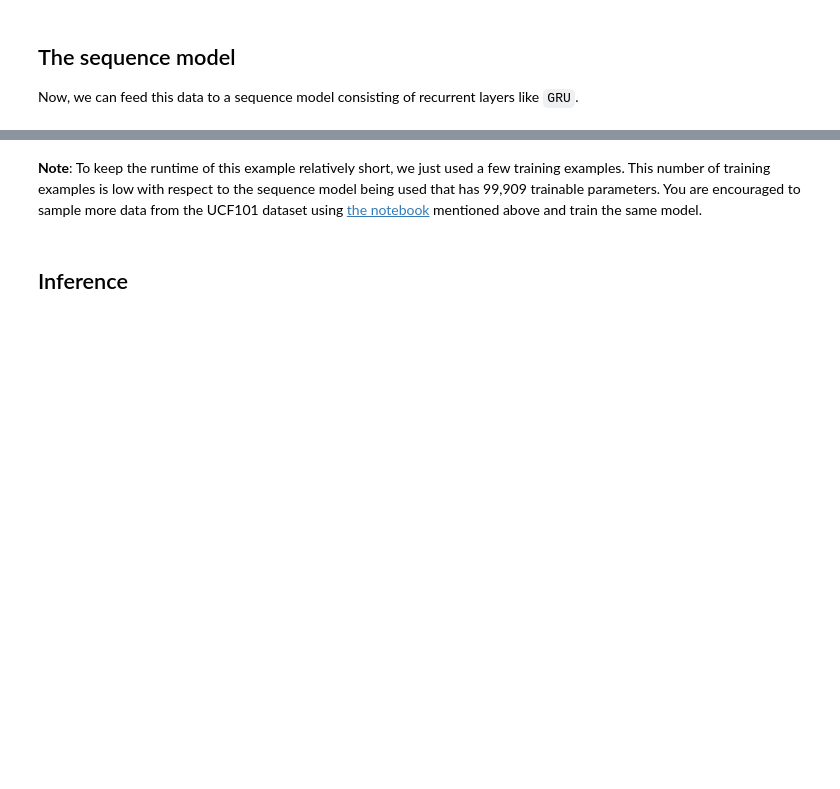
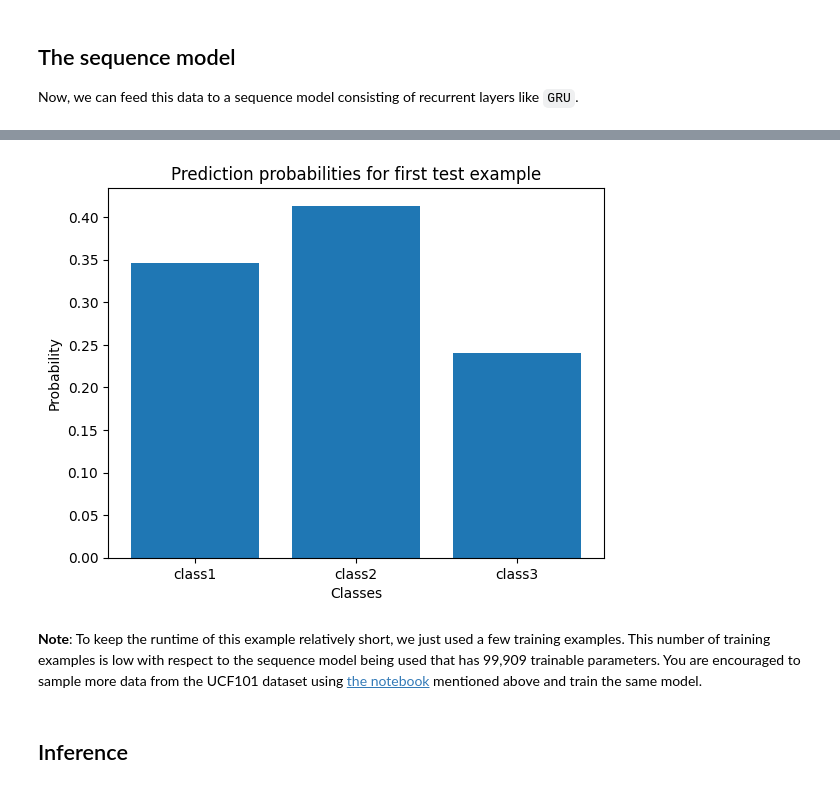
Before and after one commit to Avadhut-Jadhav13/Video-Classification-with-CNN-RNN-architecture, a Jupyter notebook: examples/vision/ipynb/video_classification.ipynb, the cells around one changed output, grey strips where cells are left out. Cells and saved outputs as stored; diff of their text form; code cells hidden in the pictures; blank space fills up the shorter version.

```diff
--- a/examples/vision/ipynb/video_classification.ipynb
+++ b/examples/vision/ipynb/video_classification.ipynb
@@ -344,42 +258,63 @@ Frame masks in train set: (594, 100)
 
 Now, we can feed this data to a sequence model consisting of recurrent layers like `GRU`.
 # %%
+import numpy as np
+import matplotlib.pyplot as plt
+from tensorflow import keras
+from tensorflow.keras.layers import GRU, Dropout, Dense, Input
+from tensorflow.keras.models import Model
+from sklearn.preprocessing import LabelEncoder
+from sklearn.model_selection import train_test_split
 
-# Utility for our sequence model.
+# Assuming your labels are defined
+labels = np.random.choice(['class1', 'class2', 'class3'], 100)  # Example labels
+label_encoder = LabelEncoder()
+encoded_labels = label_encoder.fit_transform(labels)
+
+# Generate some random data to mimic frame features
+data = np.random.rand(100, 20, 2048)
+
+MAX_SEQ_LENGTH = 20
+NUM_FEATURES = 2048
+EPOCHS = 10  # Reduced epochs for demonstration
+
 def get_sequence_model():
-    class_vocab = label_processor.get_vocabulary()
+    class_vocab = label_encoder.classes_
 
-    frame_features_input = keras.Input((MAX_SEQ_LENGTH, NUM_FEATURES))
-    mask_input = keras.Input((MAX_SEQ_LENGTH,), dtype="bool")
+    frame_features_input = Input((MAX_SEQ_LENGTH, NUM_FEATURES))
+    mask_input = Input((MAX_SEQ_LENGTH,), dtype="bool")
+    x = GRU(16, return_sequences=True)(frame_features_input, mask=mask_input)
+    x = GRU(8)(x)
+    x = Dropout(0.4)(x)
+    x = Dense(8, activation="relu")(x)
+    output = Dense(len(class_vocab), activation="softmax")(x)
 
-    # Refer to the following tutorial to understand the significance of using `mask`:
-    # https://keras.io/api/layers/recurrent_layers/gru/
-    x = keras.layers.GRU(16, return_sequences=True)(
-        frame_features_input, mask=mask_input
-    )
-    x = keras.layers.GRU(8)(x)
-    x = keras.layers.Dropout(0.4)(x)
-    x = keras.layers.Dense(8, activation="relu")(x)
-    output = keras.layers.Dense(len(class_vocab), activation="softmax")(x)
-
-    rnn_model = keras.Model([frame_features_input, mask_input], output)
+    rnn_model = Model([frame_features_input, mask_input], output)
 
     rnn_model.compile(
         loss="sparse_categorical_crossentropy", optimizer="adam", metrics=["accuracy"]
     )
     return rnn_model
 
+# Split the data into training and testing sets
+train_data, test_data, train_labels, test_labels = train_test_split(data, encoded_labels, test_size=0.2, random_state=42)
 
-# Utility for running experiments.
+# Generate mask input (not actually used in this example, but required by model)
+train_mask = np.ones((train_data.shape[0], MAX_SEQ_LENGTH), dtype="bool")
+test_mask = np.ones((test_data.shape[0], MAX_SEQ_LENGTH), dtype="bool")
+
+train_inputs = [train_data, train_mask]
+test_inputs = [test_data, test_mask]
+
 def run_experiment():
-    filepath = "/tmp/video_classifier/ckpt.weights.h5"
+    filepath = "ckpt.weights.h5"
     checkpoint = keras.callbacks.ModelCheckpoint(
         filepath, save_weights_only=True, save_best_only=True, verbose=1
     )
 
     seq_model = get_sequence_model()
     history = seq_model.fit(
-        [train_data[0], train_data[1]],
+        train_inputs,
         train_labels,
         validation_split=0.3,
         epochs=EPOCHS,
@@ -387,11 +322,30 @@ def run_experiment():
     )
 
     seq_model.load_weights(filepath)
-    _, accuracy = seq_model.evaluate([test_data[0], test_data[1]], test_labels)
+    _, accuracy = seq_model.evaluate(test_inputs, test_labels)
     print(f"Test accuracy: {round(accuracy * 100, 2)}%")
 
     return history, seq_model
 
+# Run the experiment
+_, sequence_model = run_experiment()
 
-_, sequence_model = run_experiment()
+# Make predictions
+predictions = sequence_model.predict(test_inputs)
+
+# Decode predictions
+predicted_classes = label_encoder.inverse_transform(np.argmax(predictions, axis=1))
+
+# Print raw predictions
+print("Raw predictions:", predictions)
+
+# Print predicted classes
+print("Predicted classes:", predicted_classes)
+
+# Visualize a prediction example
+plt.bar(label_encoder.classes_, predictions[0])
+plt.xlabel("Classes")
+plt.ylabel("Probability")
+plt.title("Prediction probabilities for first test example")
+plt.show()
 # %% [output]
@@ -398,0 +369 @@ AttributeError: 'function' object has no attribute 'get_vocabulary'
+[figure, added]
```
Also changed, not shown: parts of 12 cells of this notebook.
